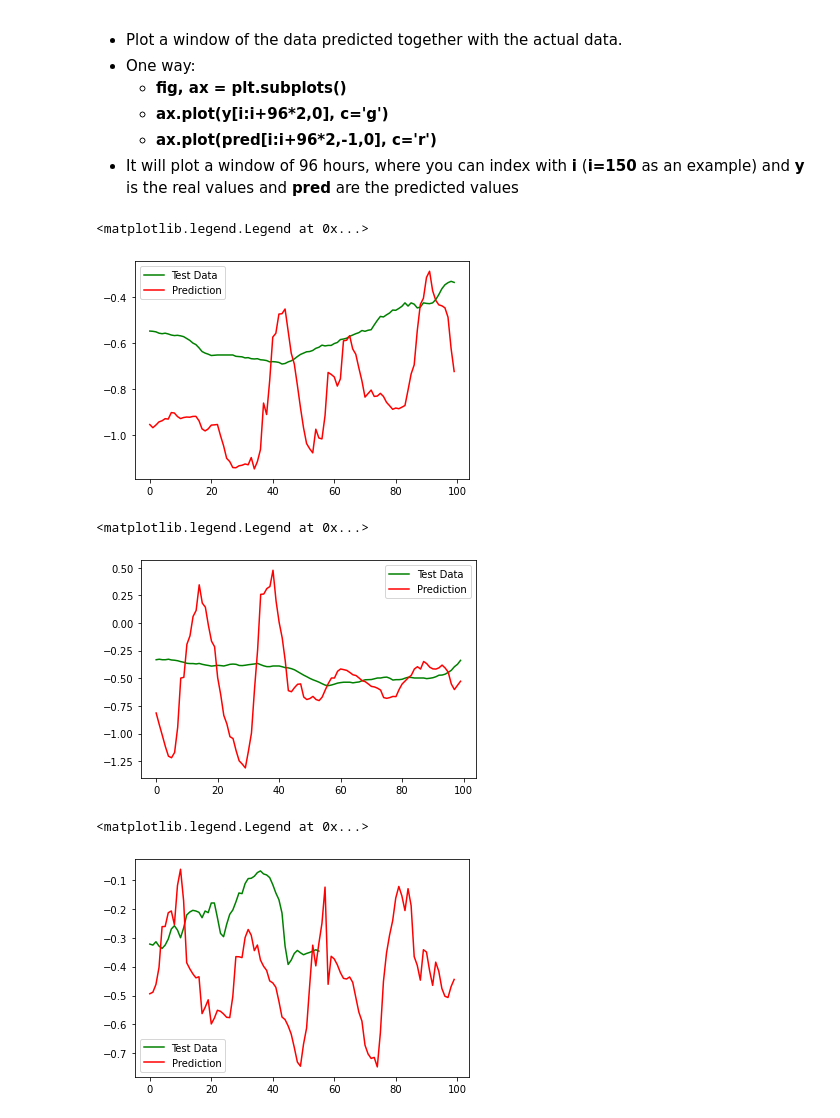
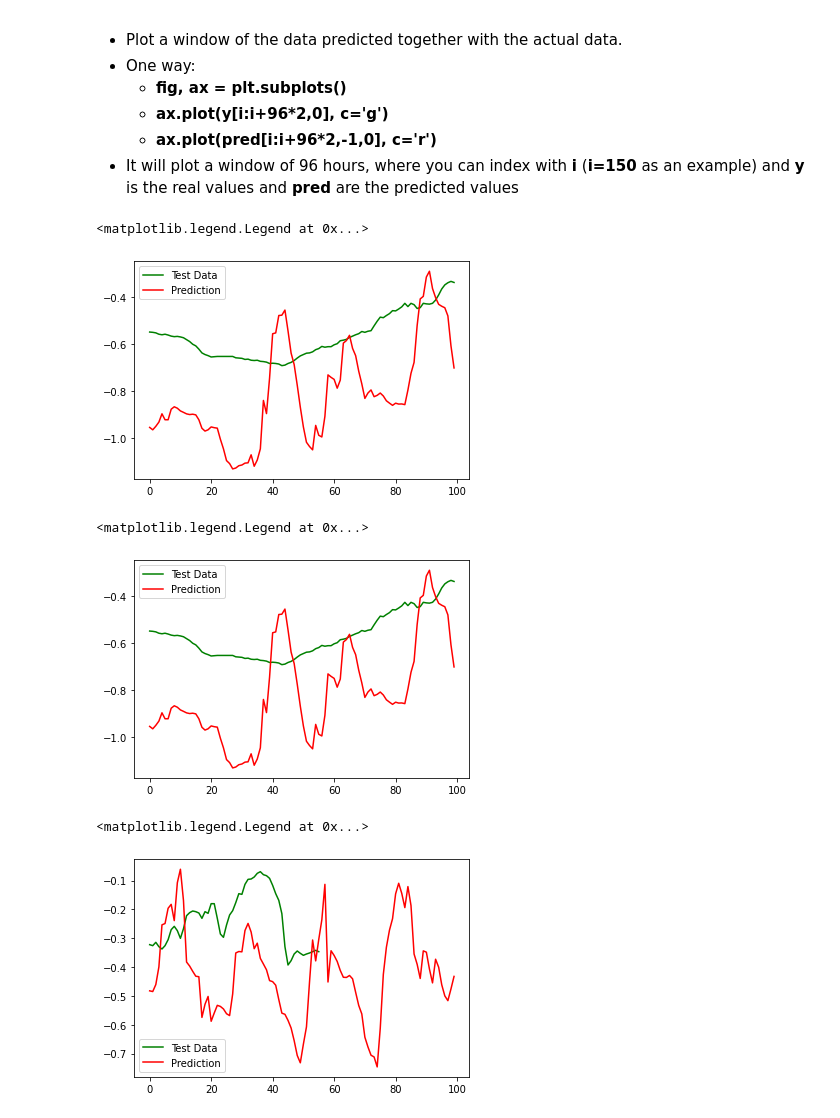
Before and after one commit to francoschroeder/ProyectoFinal, a Jupyter notebook: ModeloParaTestear.ipynb, the cells around one changed output. Drawn from its saved outputs; the diff is of its cells as text; code cells hidden in the pictures.

```diff
--- a/ModeloParaTestear.ipynb
+++ b/ModeloParaTestear.ipynb
@@ -112,3 +134,5 @@ dataset_test = keras.preprocessing.timeseries_dataset_from_array(
+# %%
+test_prueba = create_dataset(test_df_norm)
 # %% [markdown]
 ### Step 11: Create model
 - Create the following model
@@ -224,0 +224,2 @@ y_pred = model.predict(x)
+# %%
+x, y = test_prueba
@@ -238,16 +241,16 @@ ax.plot(y_pred[0:100], c='r', label="Prediction")
 plt.legend()
 # %% [output]
 <matplotlib.legend.Legend at 0x...>
-[figure, old version]
+[figure, new version]
 # %%
 fig, ax = plt.subplots()
 
-ax.plot(y[100:200], c='g', label="Test Data")
-ax.plot(y_pred[100:200], c='r', label="Prediction")
+ax.plot(y[0:100], c='g', label="Test Data")
+ax.plot(y_pred[0:100], c='r', label="Prediction")
 plt.legend()
 # %% [output]
 <matplotlib.legend.Legend at 0x...>
-[figure, old version]
+[figure, new version]
 # %%
 fig, ax = plt.subplots()
 
@@ -256,7 +259,7 @@ ax.plot(y_pred[200:300], c='r', label="Prediction")
 plt.legend()
 # %% [output]
 <matplotlib.legend.Legend at 0x...>
-[figure, old version]
+[figure, new version]
 # %%
 fig, ax = plt.subplots()
 
```
Also changed, not shown: parts of 9 cells of this notebook.
